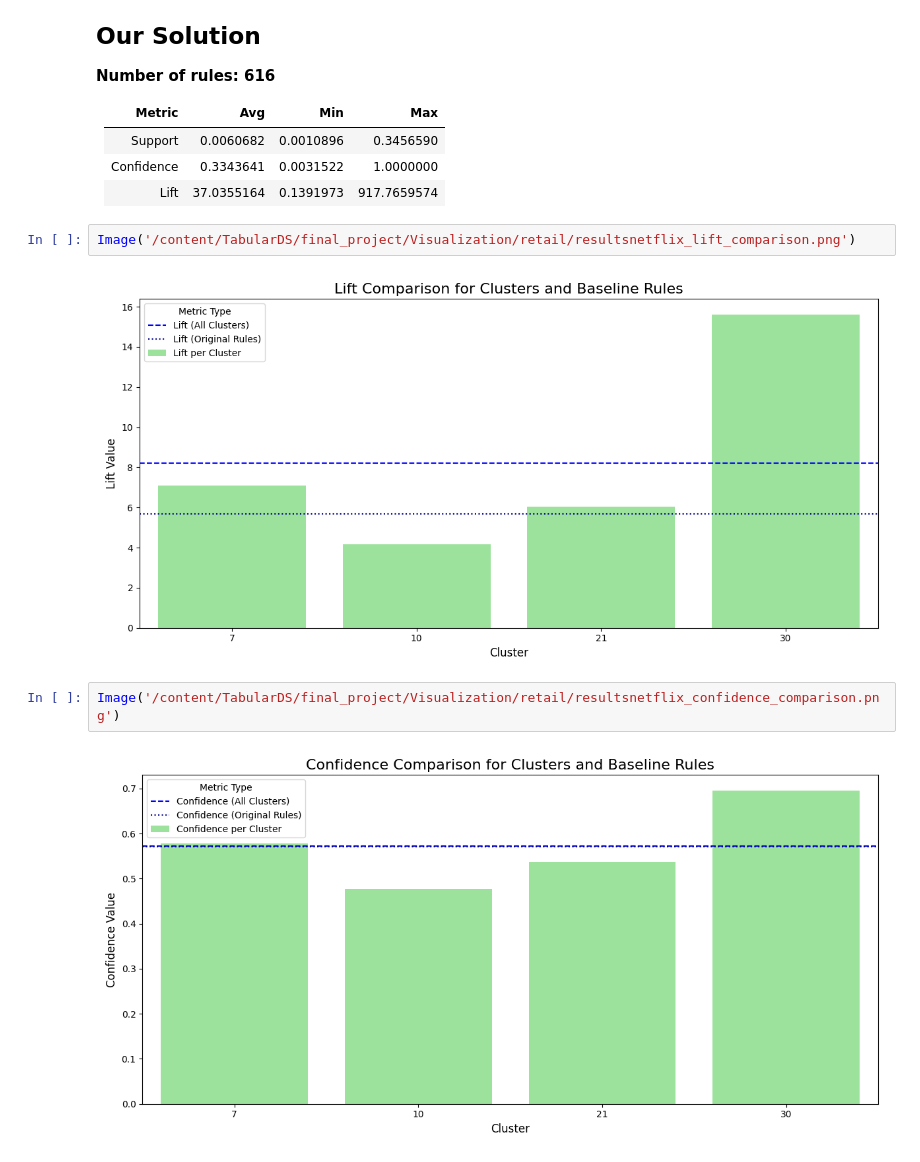
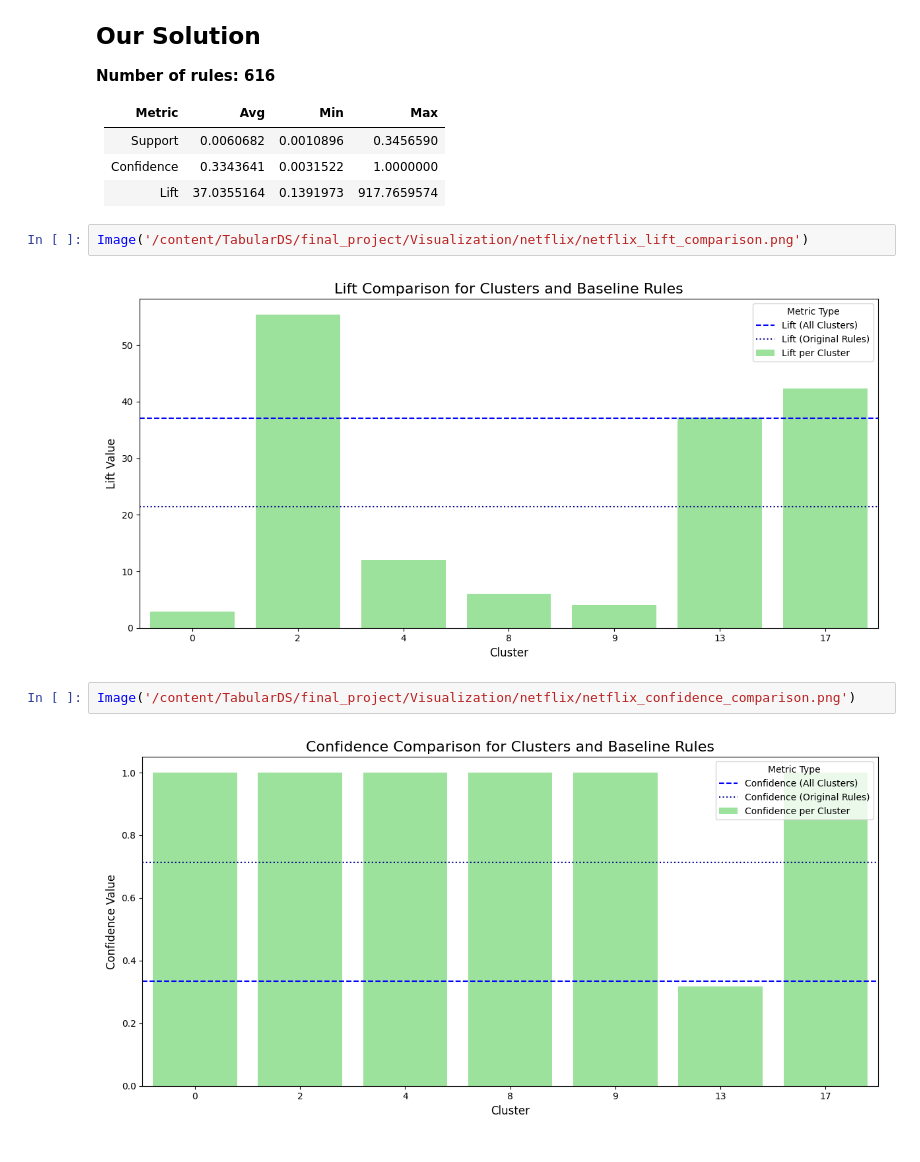
Before and after one commit to ItamarBerger/TabularDS, a Jupyter notebook: final_project/results/NetflixDataset.ipynb, the cells around one changed output. Cells and saved outputs as stored; diff of their text form.

```diff
--- a/final_project/results/NetflixDataset.ipynb
+++ b/final_project/results/NetflixDataset.ipynb
@@ -85,11 +85,11 @@ Image('/content/TabularDS/final_project/Visualization/retail/resultsnetflix_clus
 | Confidence   | 0.3343641 | 0.0031522 | 1.0000000 |
 | Lift         | 37.0355164 | 0.1391973 | 917.7659574 |
 # %%
-Image('/content/TabularDS/final_project/Visualization/retail/resultsnetflix_lift_comparison.png')
+Image('/content/TabularDS/final_project/Visualization/netflix/netflix_lift_comparison.png')
 # %% [output]
-[figure, old version]
+[figure, new version]
 # %%
-Image('/content/TabularDS/final_project/Visualization/retail/resultsnetflix_confidence_comparison.png')
+Image('/content/TabularDS/final_project/Visualization/netflix/netflix_confidence_comparison.png')
 # %% [output]
-[figure, old version]
+[figure, new version]
 # %%
```
Also changed, not shown: parts of 3 cells of this notebook.
